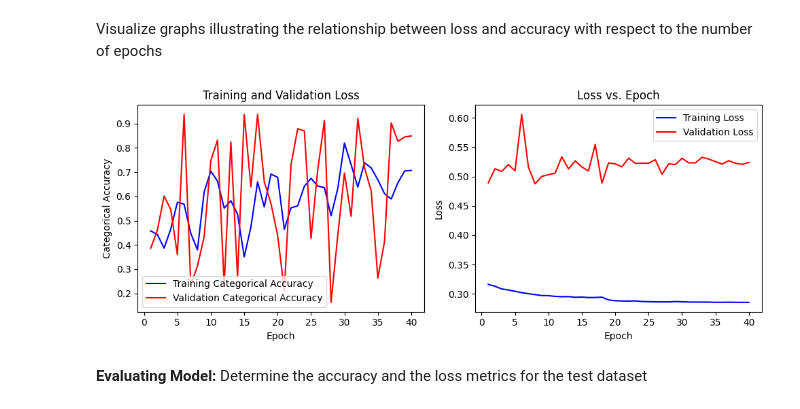
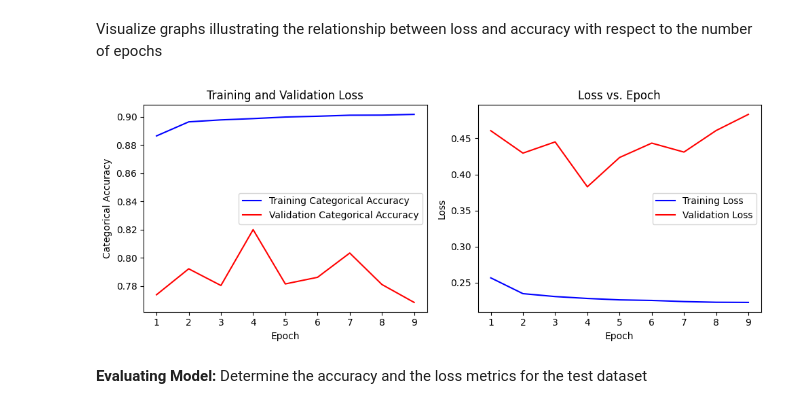
Before and after one commit to abccastro/Heart-Disease-Prediction, a Jupyter notebook: Heart Disease Prediction.ipynb, the cells around one changed output. Cells and saved outputs as stored; diff of their text form; code cells hidden in the pictures.

```diff
--- a/Heart Disease Prediction.ipynb
+++ b/Heart Disease Prediction.ipynb
@@ -1108,8 +1146,8 @@ The original count of records for the 'with Heart Disease' class has now been ba
 # print(f'No. of records before using SMOTE\n{y_train.value_counts()}\n')
 # print(f'No. of records after using SMOTE\n{y_train_smoted.value_counts()}')
 
-X_train_smoted, y_train_smoted = sme.fit_resample(X_train, y_train)
+X_train_smoted, y_train_smoted = smoteenn.fit_resample(X_train, y_train)
 
-print(f'No. of records before using SMOTE\n{y_train.value_counts()}\n')
-print(f'No. of records after using SMOTE\n{y_train_smoted.value_counts()}')
+print(f'No. of records before using SMOTEENN\n{y_train.value_counts()}\n')
+print(f'No. of records after using SMOTEENN\n{y_train_smoted.value_counts()}')
 # %% [output]
@@ -1144,7 +1182,7 @@ The  objective is to predict whether an individual has heart disease, which fall
 
 Logistic regression is a statistical method used for binary classification, predicting the probability of an observation belonging to one of two classes. It models the relationship between the input features and the likelihood of the outcome using the logistic function.
 # %%
-LR_model = LogisticRegression()
+LR_model = LogisticRegression(C=0.1, penalty='l1', solver='saga')
 
 # Define a grid of hyperparameter values to search
 param_grid = {
@@ -1244,12 +1283,13 @@ weighted avg       0.91      0.94      0.91     60382
 # %%
 # Design the architecture of the neural network
 Layers = [
-    Dense(units=30, activation="sigmoid", input_shape=X_train_sc.shape[1:], name='InputLayer'),
+    Dense(units=31, activation="sigmoid", input_shape=X_train_sc.shape[1:], name='InputLayer'),
     BatchNormalization(name='BatchNormalization1'),
-    Dense(units=30, activation="sigmoid", name='HiddenLayer1'),
+    Dense(units=21, activation="sigmoid", name='HiddenLayer1'),
     BatchNormalization(name='BatchNormalization2'),
-    Dense(units=15, activation="sigmoid", name='HiddenLayer2'),
-    Dense(units=2, name='OutputLayer')
+    Dense(units=11, activation="sigmoid", name='HiddenLayer2'),
+    BatchNormalization(name='BatchNormalization3'),
+    Dense(units=1, activation='sigmoid', name='OutputLayer')
 ]
 
 ANN_model = Sequential(Layers)
@@ -1284,6 +1323,7 @@ __Purpose of callback functions__
 # %%
 callbacks = [
     ReduceLROnPlateau(),
+    EarlyStopping(patience=5=10),
     ModelCheckpoint(filepath='heart_disease-prediction-ann.h5', save_best_only=True)
 ]
 
@@ -1312,37 +1353,38 @@ Epoch 40/40
 Visualize graphs illustrating the relationship between loss and accuracy with respect to the number of epochs
 # %%
 def show_accu_loss_graph(epochs, model):
-    list_of_epochs = list(range(1, epochs+1))
+    # list_of_epochs = list(range(1, epochs+1))
     list_of_loss = model.history['loss']
     list_of_val_loss = model.history['val_loss']
     list_of_accuracy = model.history['accuracy']
     list_of_val_accuracy = model.history['val_accuracy']
+    list_of_epochs = list(range(1, len(list_of_loss)+1))
 
     plt.figure(figsize=(10, 4))
 
     plt.subplot(1, 2, 1)
     plt.plot(list_of_epochs, list_of_accuracy, label='Training Categorical Accuracy', color='blue')
     plt.plot(list_of_epochs, list_of_val_accuracy, label='Validation Categorical Accuracy', color='red')
     plt.xlabel('Epoch')
     plt.ylabel('Categorical Accuracy')
     plt.title('Training and Validation Loss')
     plt.legend()
 
     plt.subplot(1, 2, 2)
     plt.plot(list_of_epochs, list_of_loss, label='Training Loss', color='blue')
     plt.plot(list_of_epochs, list_of_val_loss, label='Validation Loss', color='red')
     plt.xlabel('Epoch')
     plt.ylabel('Loss')
     plt.title('Loss vs. Epoch')
     plt.legend()
 
     plt.tight_layout()
     plt.show()
 
 
 show_accu_loss_graph(EPOCHS, model_history)
 # %% [output]
-[figure, old version]
+[figure, new version]
 # %% [markdown]
 __Evaluating Model:__ Determine the accuracy and the loss metrics for the test dataset
 # %%
```
Also changed, not shown: parts of 37 cells of this notebook, 1 other file.
